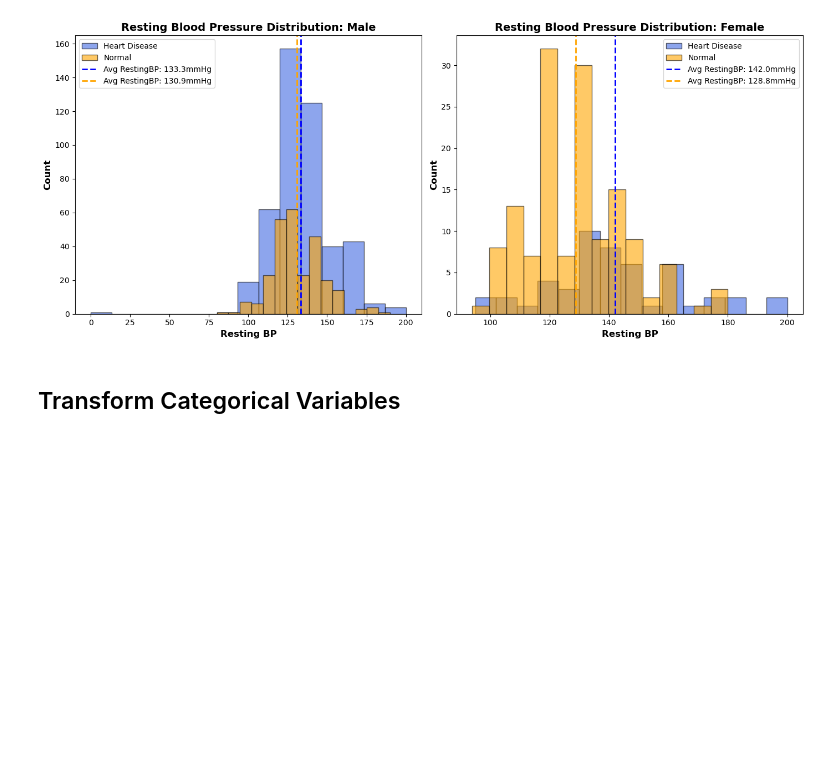
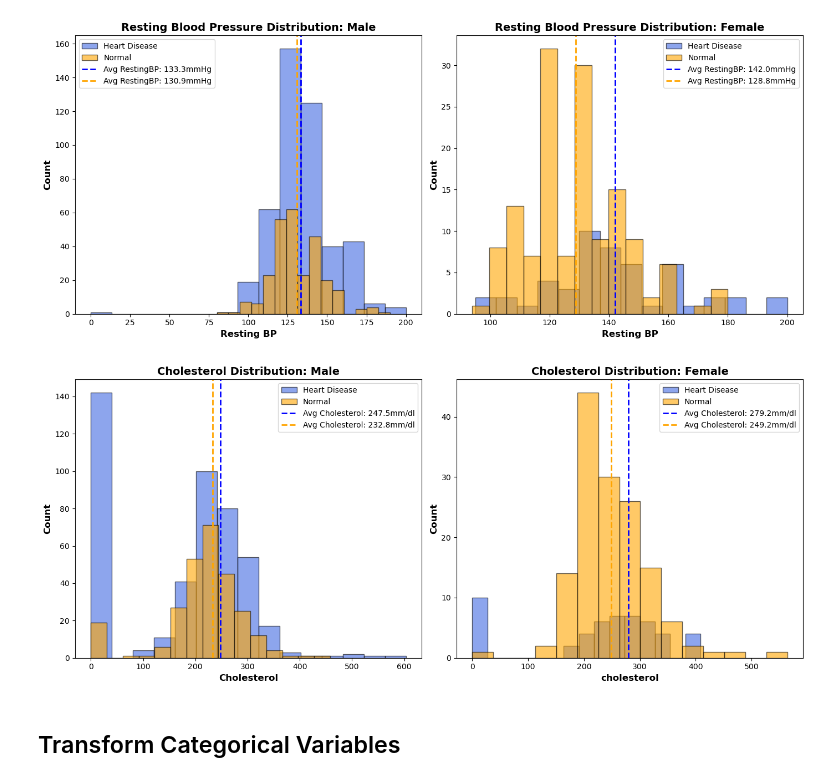
Before and after one commit to midorikawaguti/Heart_Failure_Prediction_Team_0, a Jupyter notebook: heart_failure_prediction-1.ipynb, the cells around one changed output. Drawn from its saved outputs; the diff is of its cells as text; code cells hidden in the pictures; blank space fills up the shorter version.

Commit message:
Added histograms comparing Cholesterol by sex and cardiovascular disease

```diff
--- a/heart_failure_prediction-1.ipynb
+++ b/heart_failure_prediction-1.ipynb
@@ -193,6 +199,51 @@ plt.tight_layout()  # Prevent overlap
 plt.show()
 # %% [output]
 [figure]
+# %%
+import matplotlib.pyplot as plt
+
+# Average cholesterol excluding values of cholesterol = 0
+avg_cholesterol_female_disease= heart_disease_female[heart_disease_female['Cholesterol'] != 0]['Cholesterol'].mean()
+avg_cholesterol_female_normal= heart_normal_female[heart_normal_female['Cholesterol'] != 0]['Cholesterol'].mean()
+
+avg_cholesterol_male_disease= heart_disease_male[heart_disease_male['Cholesterol'] != 0]['Cholesterol'].mean()
+avg_cholesterol_male_normal= heart_normal_male[heart_normal_male['Cholesterol'] != 0]['Cholesterol'].mean()
+
+fig, axes = plt.subplots(1, 2, figsize=(14, 6))
+
+# ---- Male cholesterol Distribution ----
+axes[0].hist(heart_disease_male['Cholesterol'], bins=15, alpha=0.6, color='royalblue', edgecolor='black', label='Heart Disease')
+axes[0].hist(heart_normal_male['Cholesterol'], bins=15, alpha=0.6, color='orange', edgecolor='black', label='Normal')
+
+# Add vertical lines for average RestingBP
+axes[0].axvline(x=avg_cholesterol_male_disease, color='blue', linestyle='--', linewidth=2, label=f"Avg Cholesterol: {avg_cholesterol_male_disease:.1f}mm/dl")
+axes[0].axvline(x=avg_cholesterol_male_normal, color='orange', linestyle='--', linewidth=2, label=f"Avg Cholesterol: {avg_cholesterol_male_normal:.1f}mm/dl")
+
+# Labels & title
+axes[0].set_xlabel('Cholesterol', fontsize=12, fontweight='bold')
+axes[0].set_ylabel('Count', fontsize=12, fontweight='bold')
+axes[0].set_title('Cholesterol Distribution: Male', fontsize=14, fontweight='bold')
+axes[0].legend(loc='upper right', fontsize=10)
+
+# ---- Female cholesterol Distribution ----
+axes[1].hist(heart_disease_female['Cholesterol'], bins=15, alpha=0.6, color='royalblue', edgecolor='black', label='Heart Disease')
+axes[1].hist(heart_normal_female['Cholesterol'], bins=15, alpha=0.6, color='orange', edgecolor='black', label='Normal')
+
+# Add vertical lines for average RestingBP
+axes[1].axvline(x=avg_cholesterol_female_disease, color='blue', linestyle='--', linewidth=2, label=f"Avg Cholesterol: {avg_cholesterol_female_disease:.1f}mm/dl")
+axes[1].axvline(x=avg_cholesterol_female_normal, color='orange', linestyle='--', linewidth=2, label=f"Avg Cholesterol: {avg_cholesterol_female_normal:.1f}mm/dl")
+
+# Labels & title
+axes[1].set_xlabel('cholesterol', fontsize=12, fontweight='bold')
+axes[1].set_ylabel('Count', fontsize=12, fontweight='bold')
+axes[1].set_title('Cholesterol Distribution: Female', fontsize=14, fontweight='bold')
+axes[1].legend(loc='upper right', fontsize=10)
+
+# Adjust layout
+plt.tight_layout()  # Prevent overlap
+plt.show()
+# %% [output]
+[figure, added]
 # %% [markdown]
 ##  Transform Categorical Variables
 # %% [markdown]
```
Also changed, not shown: parts of 1 cell of this notebook.
